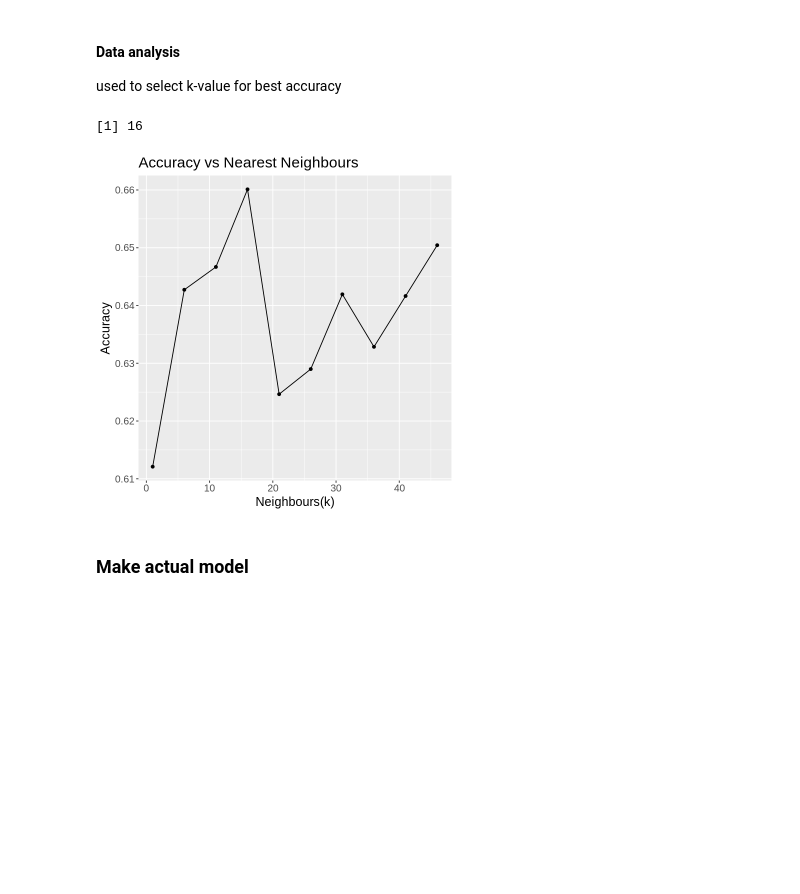
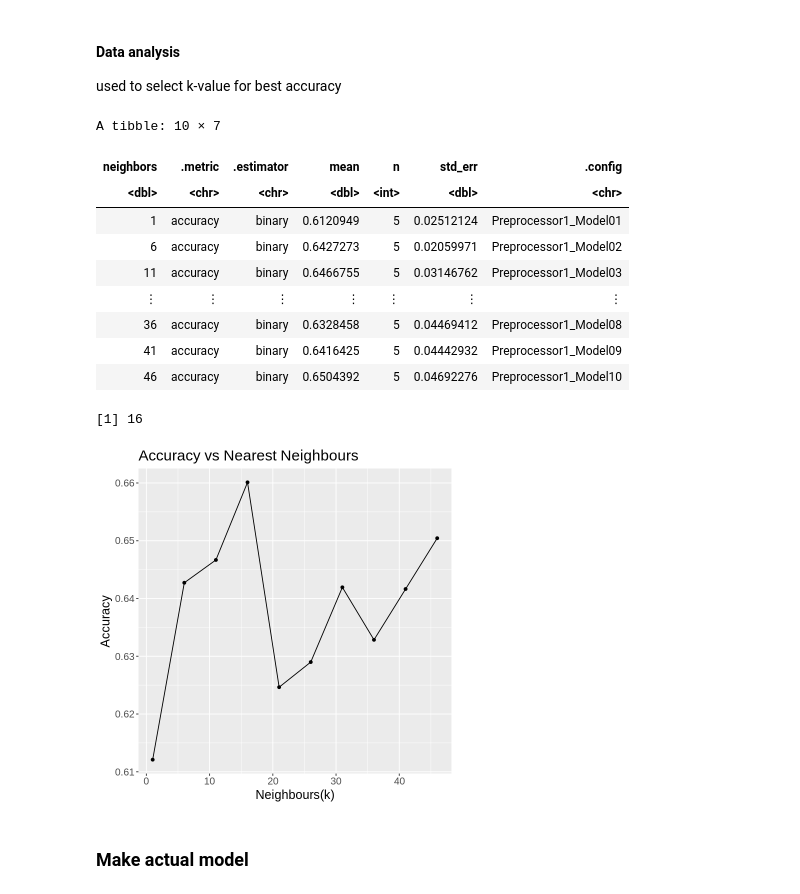
Before and after one commit to angushf/heart_disease_project, a Jupyter notebook: final_heart_disease_project.ipynb, the cells around one changed output. Saved outputs shown, nothing was run; the diff lists cells and outputs as text; code cells hidden in the pictures; blank space fills up the shorter version.

```diff
--- a/final_heart_disease_project.ipynb
+++ b/final_heart_disease_project.ipynb
@@ -235,35 +235,48 @@ set.seed(425)
 training_vfold<-vfold_cv(heart_disease_train, v=5, strata=has_disease)
 
 training_recipe<-recipe(has_disease~.,data=heart_disease_train)
 
 knn_spec<-nearest_neighbor(weight_func = "rectangular", neighbors =tune()) |>
        set_engine("kknn") |>
        set_mode("classification")
 
 values<-tibble(neighbors=seq(from=1, to=50, by=5))
 
 cross_val_workflow<-workflow()|>
 add_recipe(training_recipe)|>
 add_model(knn_spec)|>
 tune_grid(resamples=training_vfold, grid=values)|>
                collect_metrics()|>
                filter(.metric=="accuracy")
  options(repr.plot.width = 6, repr.plot.height = 6)
 cross_val_plot<-ggplot(cross_val_workflow, aes(x=neighbors, y=mean))+
                geom_point()+
                geom_line()+
-               labs(x="Neighbours(k)", y="Accuracy")+
+              xlab("Neighbours(k)")+
+              ylab("Accuracy")+
             ggtitle("Accuracy vs Nearest Neighbours")+
  theme(text=element_text(size=15))
 cross_val_plot
+
+cross_val_workflow
 
 k_value<-cross_val_workflow|>
 arrange(desc(mean))|>
 head(1)|>
 pull(neighbors)
 k_value
 # %% [output]
-[1] 16
+A tibble: 10 × 7
+| neighbors | .metric | .estimator | mean | n | std_err | .config |
+| <dbl> | <chr> | <chr> | <dbl> | <int> | <dbl> | <chr> |
+| 1 | accuracy | binary | 0.6120949 | 5 | 0.02512124 | Preprocessor1_Model01 |
+| 6 | accuracy | binary | 0.6427273 | 5 | 0.02059971 | Preprocessor1_Model02 |
+| 11 | accuracy | binary | 0.6466755 | 5 | 0.03146762 | Preprocessor1_Model03 |
+| ⋮ | ⋮ | ⋮ | ⋮ | ⋮ | ⋮ | ⋮ |
+| 36 | accuracy | binary | 0.6328458 | 5 | 0.04469412 | Preprocessor1_Model08 |
+| 41 | accuracy | binary | 0.6416425 | 5 | 0.04442932 | Preprocessor1_Model09 |
+| 46 | accuracy | binary | 0.6504392 | 5 | 0.04692276 | Preprocessor1_Model10 |
+[1] 16
 [figure]
 # %% [markdown]
 ### Make actual model
```
